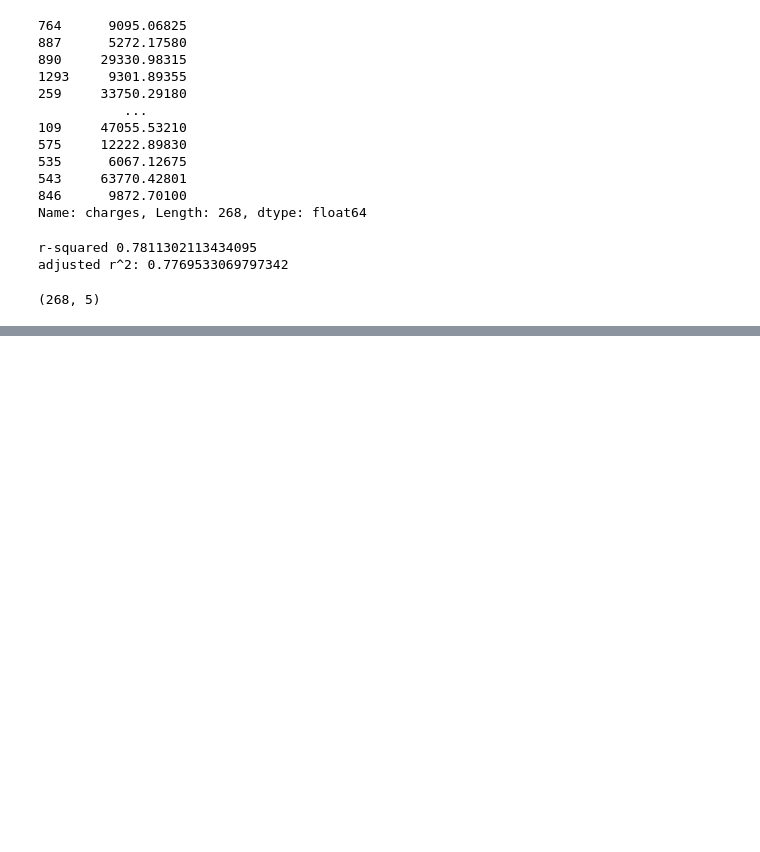
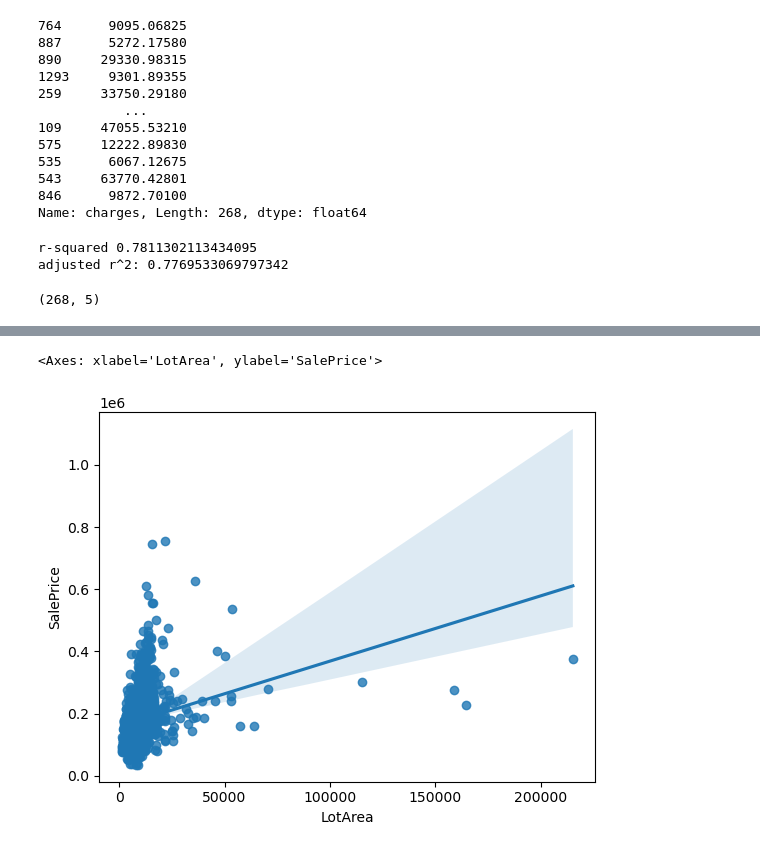
Before and after one commit to Shifa4532/data-science-notebooks, a Jupyter notebook: 09_supervisedML/linear_regression.ipynb, the cells around one changed output, grey strips where cells are left out. Saved outputs shown, nothing was run; the diff lists cells and outputs as text; code cells hidden in the pictures; blank space fills up the shorter version.

Commit message:
completed assignment

```diff
--- a/10_supervisedML/linear_regression.ipynb
+++ b/09_supervisedML/linear_regression.ipynb
@@ -117,3 +119,7 @@ adjusted r^2: 0.7769533069797342
 X_test.shape
 # %% [output]
 (268, 5)
+# %%
+# Assignment problem
+
+house_data = pd.read_csv("HousePricePrediction.csv")
@@ -119,0 +142,9 @@ X_test.shape
+# %%
+sns.regplot(
+    data=house_data,
+    x="LotArea",
+    y="SalePrice"
+)
+# %% [output]
+<Axes: xlabel='LotArea', ylabel='SalePrice'>
+[figure, added]
```
Also changed, not shown: parts of 14 cells of this notebook, 6 other files.
